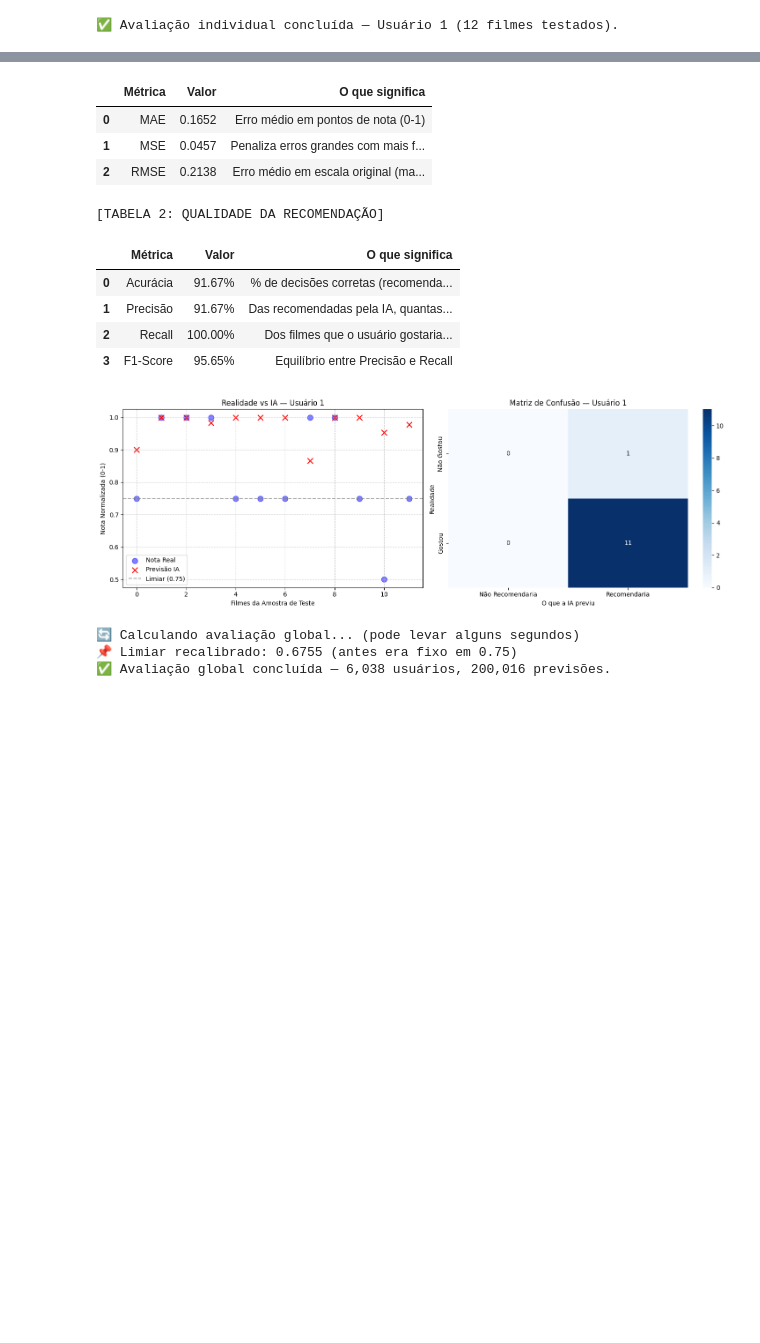
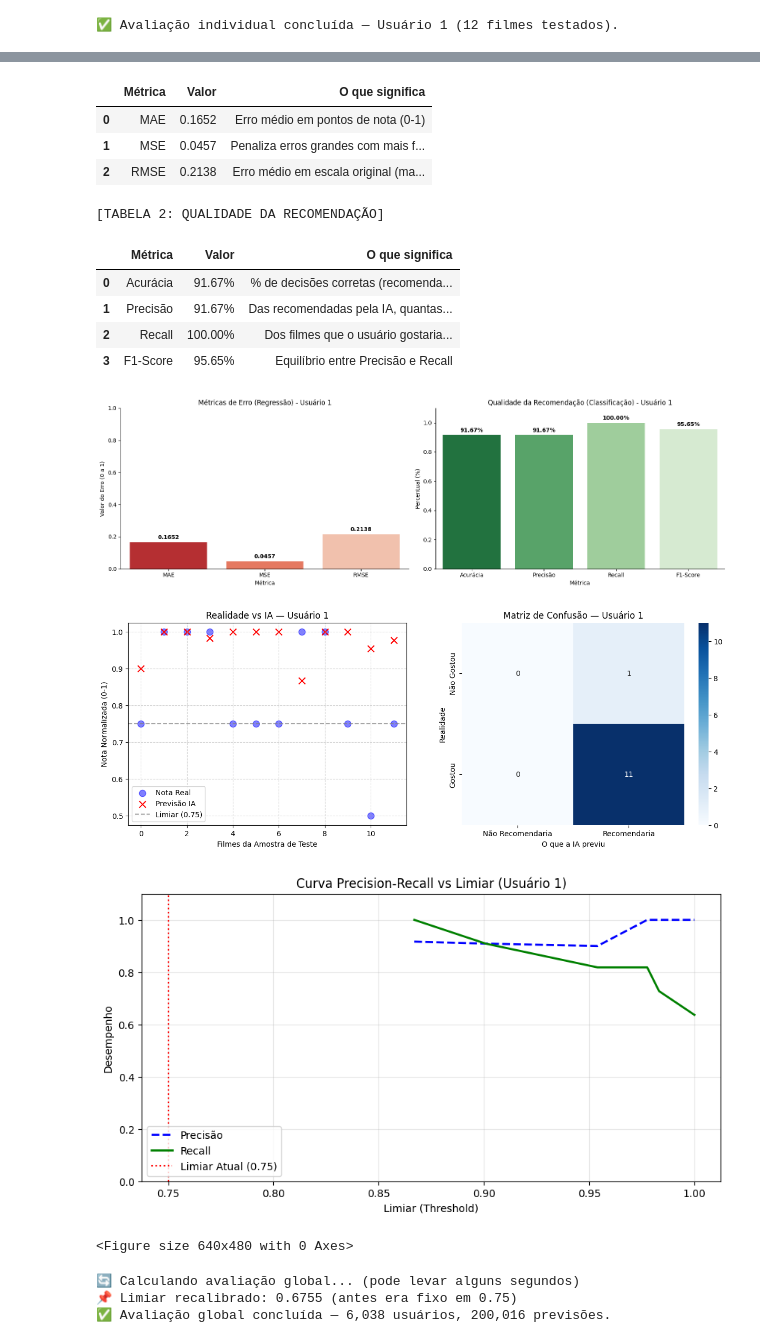
Before and after one commit to ryansousa2002nh-collab/Sistema_recomendacao_ia, a Jupyter notebook: scripts/machine_learning.ipynb, the cells around one changed output, grey strips where cells are left out. Saved outputs shown, nothing was run; the diff lists cells and outputs as text; code cells hidden in the pictures; blank space fills up the shorter version.

Commit message:
Ultimos ajustes e adição de novos gráficos para apresentação

```diff
--- a/scripts/machine_learning.ipynb
+++ b/scripts/machine_learning.ipynb
@@ -262,7 +262,8 @@ def mostrar_recomendacoes(u_id, top_n):
 
     # Identifica filmes que o usuário JÁ ASSISTIU
     # Usamos o 'df' original que contém todo o histórico
-    ja_vistos = df[df['userId'] == u_id]['movieId'].unique()
+    # ja_vistos = df[df['userId'] == u_id]['movieId'].unique()
+    ja_vistos_treino = set(df_train[df_train['userId'] == u_id]['movieId'].unique())
 
     previsoes = []
 
@@ -270,7 +271,7 @@ def mostrar_recomendacoes(u_id, top_n):
     for m_id in user_movie_matrix.columns:
 
         # Pula os filmes já vistos pelo usuário
-        if m_id in ja_vistos:
+        if m_id in ja_vistos_treino:
             continue
 
         idx_col = user_movie_matrix.columns.get_loc(m_id)
@@ -288,7 +289,7 @@ def mostrar_recomendacoes(u_id, top_n):
 
             previsoes.append({
                 "Filme": info['title'].values[0],
-                "Previsão": round(estrelas_final, 2), # <-- Use aqui a variável com o clip!
+                "Previsão": round(estrelas_final, 2),
                 "Gênero": info['genres'].values[0]
             })
 
@@ -425,7 +426,7 @@ def prever_notas(u_id, ids_filmes):
         score_final = scores[i] + b_usuario + b_filme
         scores_corrigidos.append(score_final)
 
-    return np.clip(scores_corrigidos, 0, 1), ids_validos
+    return np.clip(np.array(scores_corrigidos).flatten(), 0, 1), ids_validos
 
 print("✅ Função de previsão com bias definida.")
 # print(f"📌 Média global: {media_global:.4f}")
@@ -520,6 +520,38 @@ display(df_reg.style.format({"Valor": "{:.4f}"}).background_gradient(cmap='Reds'
 print("\n[TABELA 2: QUALIDADE DA RECOMENDAÇÃO]")
 display(df_cla.style.format({"Valor": "{:.2%}"}).background_gradient(cmap='Greens', subset=["Valor"]))
 
+# --- Gráfico de Barras: ---
+fig_metrics, axes_metrics = plt.subplots(1, 2, figsize=(16, 5))
+
+# 1. Gráfico de Erros (Regressão)
+# Trocamos: x="Métrica" e y="Valor"
+sns.barplot(x="Métrica", y="Valor", data=df_reg, ax=axes_metrics[0],
+            palette="Reds_r", hue="Métrica", legend=False)
+
+axes_metrics[0].set_title(f"Métricas de Erro (Regressão) - Usuário {id_teste}")
+axes_metrics[0].set_ylim(0, 1) # Agora travamos o eixo Y em 1
+axes_metrics[0].set_ylabel("Valor do Erro (0 a 1)")
+
+# Adicionando os valores NO TOPO das barras
+for i, v in enumerate(df_reg["Valor"]):
+    axes_metrics[0].text(i, v + 0.02, f"{v:.4f}", color='black', ha='center', fontweight='bold')
+
+# 2. Gráfico de Qualidade (Classificação) - Vertical
+sns.barplot(x="Métrica", y="Valor", data=df_cla, ax=axes_metrics[1],
+            palette="Greens_r", hue="Métrica", legend=False)
+
+axes_metrics[1].set_title(f"Qualidade da Recomendação (Classificação) - Usuário {id_teste}")
+axes_metrics[1].set_ylim(0, 1.1) # Travado em 1.1 para sobrar espaço pro texto
+axes_metrics[1].set_ylabel("Percentual (%)")
+
+# Adicionando os valores NO TOPO das barras
+for i, v in enumerate(df_cla["Valor"]):
+    axes_metrics[1].text(i, v + 0.02, f"{v:.2%}", color='black', ha='center', fontweight='bold')
+
+sns.despine()
+plt.tight_layout()
+plt.show()
+
 # --- Gráfico: Realidade vs Previsão ---
 fig, axes = plt.subplots(1, 2, figsize=(15, 5))
 
@@ -531,34 +563,60 @@ axes[0].set_xlabel('Filmes da Amostra de Teste')
 axes[0].set_ylabel('Nota Normalizada (0-1)')
 axes[0].legend()
 axes[0].grid(True, linestyle='--', alpha=0.6)
 
 # --- Matriz de Confusão ---
 cm = confusion_matrix(y_real_bin, y_pred_bin)
 sns.heatmap(cm, annot=True, fmt='d', cmap='Blues', ax=axes[1],
             xticklabels=['Não Recomendaria', 'Recomendaria'],
             yticklabels=['Não Gostou', 'Gostou'])
 axes[1].set_title(f'Matriz de Confusão — Usuário {id_teste}')
 axes[1].set_ylabel('Realidade')
 axes[1].set_xlabel('O que a IA previu')
 
+
+# Gráfico Curva-precision-recall
+from sklearn.metrics import precision_recall_curve
+
+# 1. Calculando os valores da curva para o usuário
+# Ajustado para os nomes das suas variáveis: y_real_bin e y_pred
+precisions, recalls, thresholds = precision_recall_curve(y_real_bin, y_pred)
+
+plt.figure(figsize=(10, 5))
+plt.plot(thresholds, precisions[:-1], "b--", label="Precisão", linewidth=2)
+plt.plot(thresholds, recalls[:-1], "g-", label="Recall", linewidth=2)
+
+# Destacando o seu limiar de 0.75 (que é a constante LIMIAR no seu código)
+plt.axvline(x=LIMIAR, color='red', linestyle=':', label=f'Limiar Atual ({LIMIAR})')
+
+plt.title(f'Curva Precision-Recall vs Limiar (Usuário {id_teste})')
+plt.xlabel('Limiar (Threshold)')
+plt.ylabel('Desempenho')
+plt.legend(loc="lower left")
+plt.grid(True, alpha=0.3)
+plt.ylim([0, 1.1])
+plt.show()
+
 plt.tight_layout()
 plt.show()
 # %% [output]
 📊 DESEMPENHO — USUÁRIO 1
 --------------------------------------------------
 
 [TABELA 1: ERROS DE NOTA]
 |  | Métrica | Valor | O que significa |
 | 0 | MAE | 0.1652 | Erro médio em pontos de nota (0-1) |
 | 1 | MSE | 0.0457 | Penaliza erros grandes com mais f... |
 | 2 | RMSE | 0.2138 | Erro médio em escala original (ma... |
 [TABELA 2: QUALIDADE DA RECOMENDAÇÃO]
 |  | Métrica | Valor | O que significa |
 | 0 | Acurácia | 91.67% | % de decisões corretas (recomenda... |
 | 1 | Precisão | 91.67% | Das recomendadas pela IA, quantas... |
 | 2 | Recall | 100.00% | Dos filmes que o usuário gostaria... |
 | 3 | F1-Score | 95.65% | Equilíbrio entre Precisão e Recall |
-[figure, old version]
+[figure, new version]
+[figure, added]
+[figure, added]
+<Figure size 640x480 with 0 Axes>
 # %%
 # =========================================================
 # AVALIAÇÃO 2: GLOBAL — Todos os usuários do conjunto de teste
```
Also changed, not shown: parts of 5 cells of this notebook.
